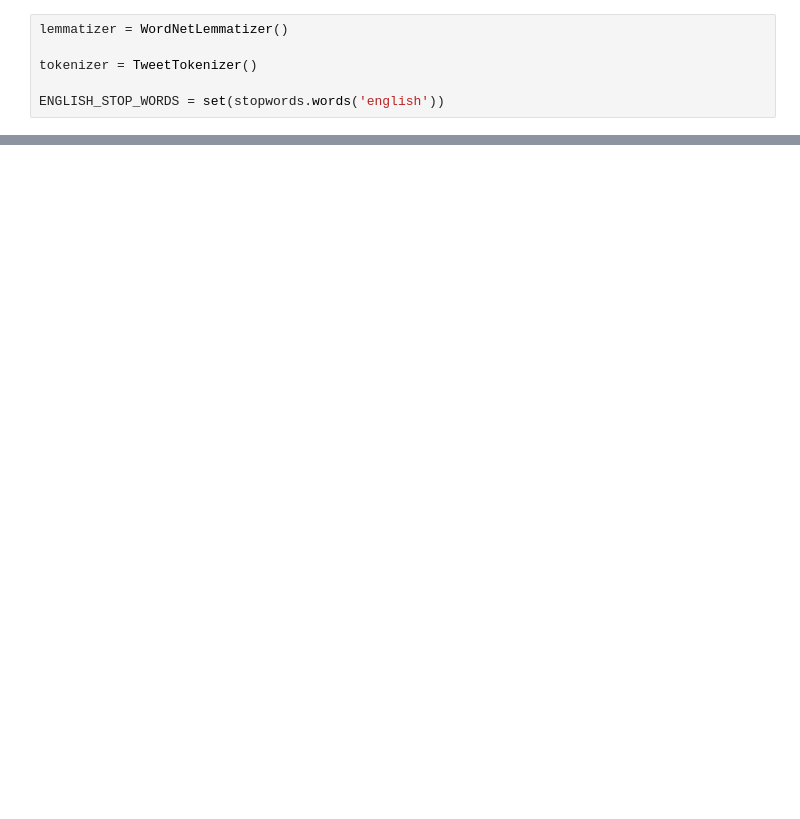
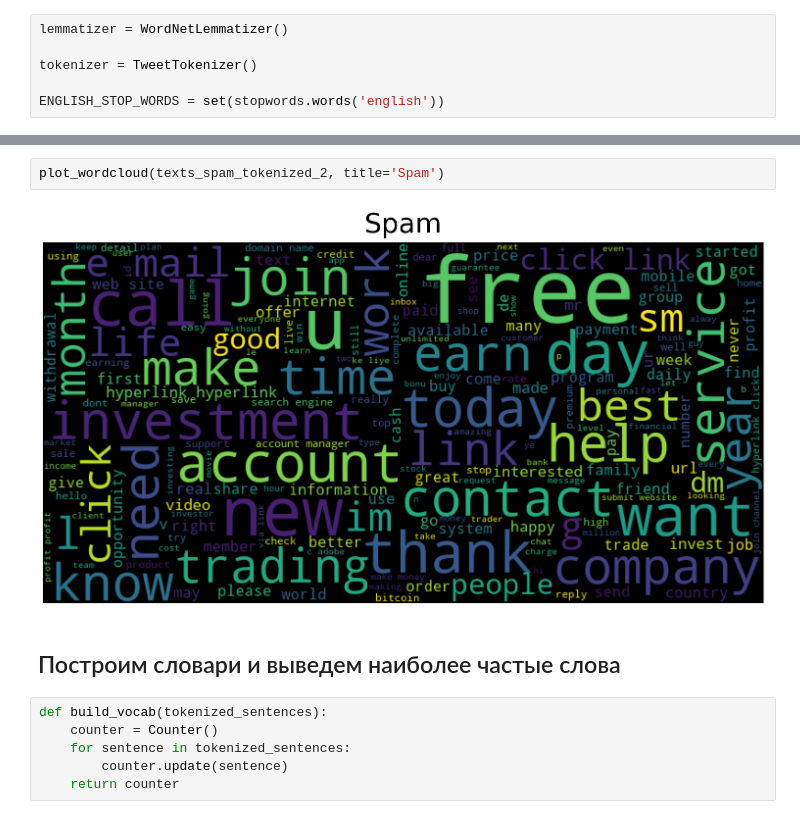
Before and after one commit to Oleg20502/vk_task, a Jupyter notebook: data_analysis.ipynb, the cells around one changed output, grey strips where cells are left out. Drawn from its saved outputs; the diff is of its cells as text; blank space fills up the shorter version.

```diff
--- a/data_analysis.ipynb
+++ b/data_analysis.ipynb
@@ -433,0 +364,12 @@ print(text)
+# %%
+plot_wordcloud(texts_spam_tokenized_2, title='Spam')
+# %% [output]
+[figure, added]
+# %% [markdown]
+## Построим словари и выведем наиболее частые слова
+# %%
+def build_vocab(tokenized_sentences):
+    counter = Counter()
+    for sentence in tokenized_sentences:
+        counter.update(sentence)
+    return counter
```
Also changed, not shown: parts of 88 cells of this notebook, 3 other files.
